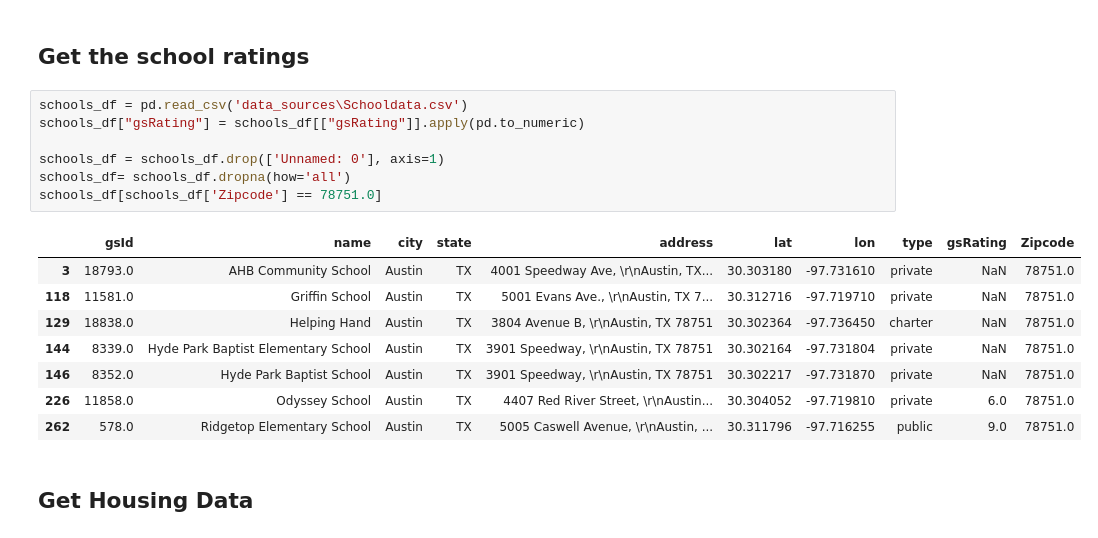
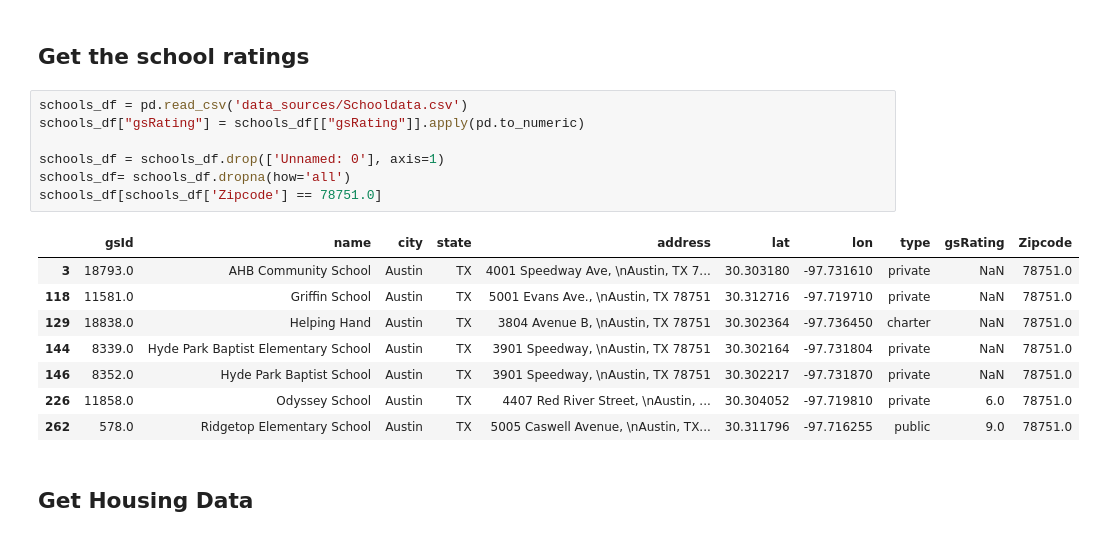
Before and after one commit to JoeDReynolds/yrelocate, a Jupyter notebook: Map Folium.ipynb, the cells around one changed output. Drawn from its saved outputs; the diff is of its cells as text.

Commit message:
updated data sources in all .ipynb files

```diff
--- a/Map Folium.ipynb
+++ b/Map Folium.ipynb
@@ -10,21 +12,21 @@ import branca
 # %% [markdown]
 ## Get the school ratings
 # %%
-schools_df = pd.read_csv('data_sources\Schooldata.csv')
+schools_df = pd.read_csv('data_sources/Schooldata.csv')
 schools_df["gsRating"] = schools_df[["gsRating"]].apply(pd.to_numeric)
 
 schools_df = schools_df.drop(['Unnamed: 0'], axis=1)
 schools_df= schools_df.dropna(how='all')
 schools_df[schools_df['Zipcode'] == 78751.0]
 # %% [output]
 |  | gsId | name | city | state | address | lat | lon | type | gsRating | Zipcode |
-| 3 | 18793.0 | AHB Community School | Austin | TX | 4001 Speedway Ave, \r\nAustin, TX... | 30.303180 | -97.731610 | private | NaN | 78751.0 |
-| 118 | 11581.0 | Griffin School | Austin | TX | 5001 Evans Ave., \r\nAustin, TX 7... | 30.312716 | -97.719710 | private | NaN | 78751.0 |
-| 129 | 18838.0 | Helping Hand | Austin | TX | 3804 Avenue B, \r\nAustin, TX 78751 | 30.302364 | -97.736450 | charter | NaN | 78751.0 |
-| 144 | 8339.0 | Hyde Park Baptist Elementary School | Austin | TX | 3901 Speedway, \r\nAustin, TX 78751 | 30.302164 | -97.731804 | private | NaN | 78751.0 |
-| 146 | 8352.0 | Hyde Park Baptist School | Austin | TX | 3901 Speedway, \r\nAustin, TX 78751 | 30.302217 | -97.731870 | private | NaN | 78751.0 |
-| 226 | 11858.0 | Odyssey School | Austin | TX | 4407 Red River Street, \r\nAustin... | 30.304052 | -97.719810 | private | 6.0 | 78751.0 |
-| 262 | 578.0 | Ridgetop Elementary School | Austin | TX | 5005 Caswell Avenue, \r\nAustin, ... | 30.311796 | -97.716255 | public | 9.0 | 78751.0 |
+| 3 | 18793.0 | AHB Community School | Austin | TX | 4001 Speedway Ave, \nAustin, TX 7... | 30.303180 | -97.731610 | private | NaN | 78751.0 |
+| 118 | 11581.0 | Griffin School | Austin | TX | 5001 Evans Ave., \nAustin, TX 78751 | 30.312716 | -97.719710 | private | NaN | 78751.0 |
+| 129 | 18838.0 | Helping Hand | Austin | TX | 3804 Avenue B, \nAustin, TX 78751 | 30.302364 | -97.736450 | charter | NaN | 78751.0 |
+| 144 | 8339.0 | Hyde Park Baptist Elementary School | Austin | TX | 3901 Speedway, \nAustin, TX 78751 | 30.302164 | -97.731804 | private | NaN | 78751.0 |
+| 146 | 8352.0 | Hyde Park Baptist School | Austin | TX | 3901 Speedway, \nAustin, TX 78751 | 30.302217 | -97.731870 | private | NaN | 78751.0 |
+| 226 | 11858.0 | Odyssey School | Austin | TX | 4407 Red River Street, \nAustin, ... | 30.304052 | -97.719810 | private | 6.0 | 78751.0 |
+| 262 | 578.0 | Ridgetop Elementary School | Austin | TX | 5005 Caswell Avenue, \nAustin, TX... | 30.311796 | -97.716255 | public | 9.0 | 78751.0 |
 # %% [markdown]
 ## Get Housing Data
 # %%
```
Also changed, not shown: parts of 1 cell of this notebook, 2 other files.
